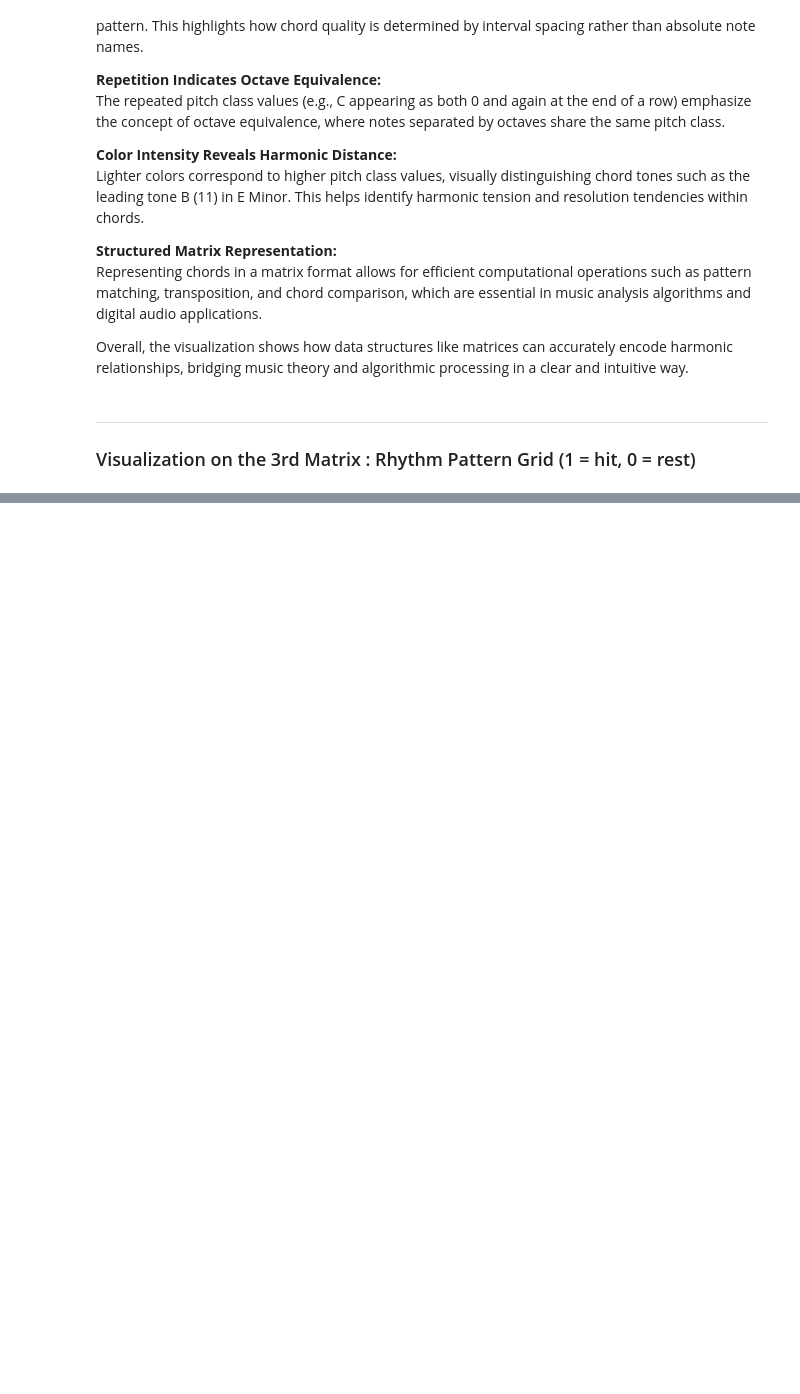
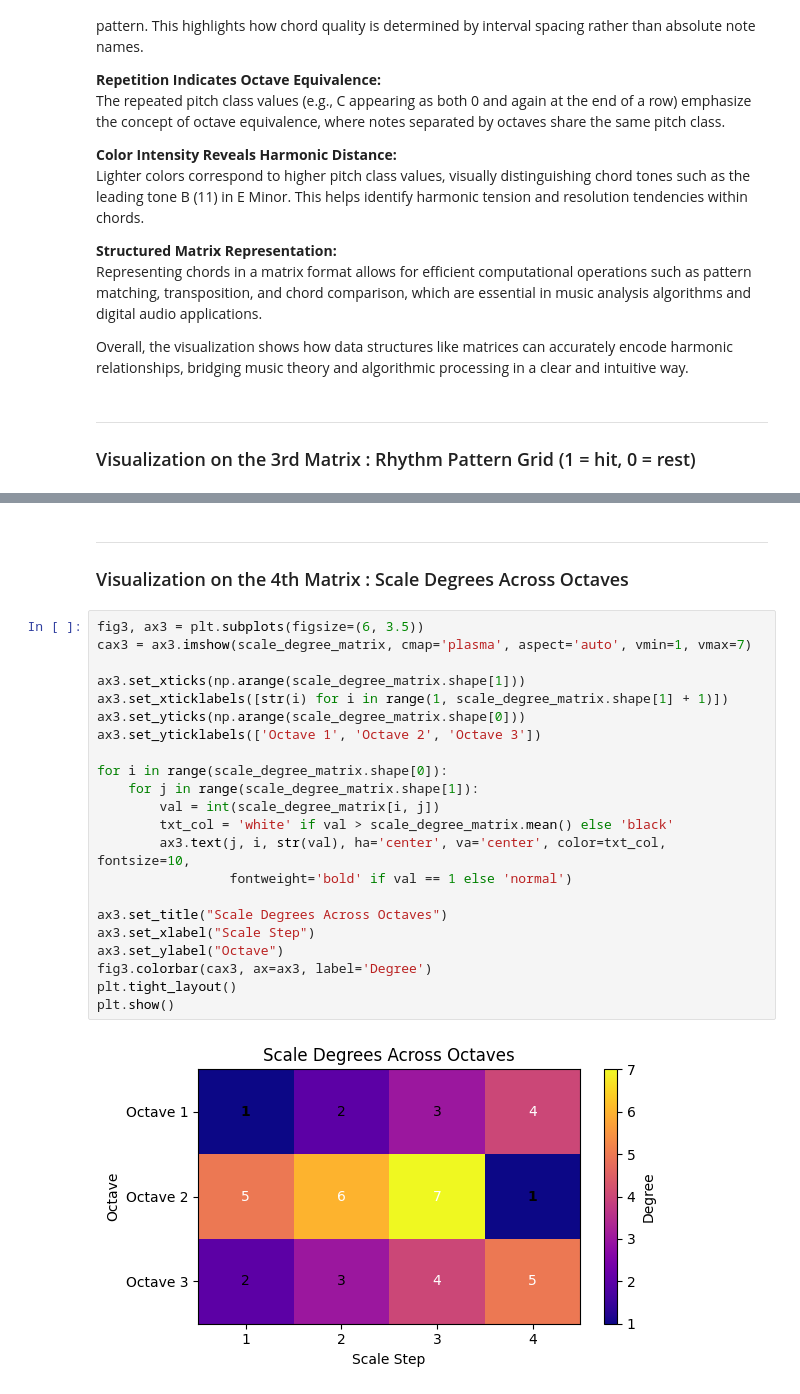
Before and after one commit to bsit2c2025/itcs204_finalsproject_agawin, a Jupyter notebook: ACT3_AGAWIN.ipynb, the cells around one changed output, grey strips where cells are left out. Saved outputs shown, nothing was run; the diff lists cells and outputs as text; blank space fills up the shorter version.

```diff
--- a/ACT3_AGAWIN.ipynb
+++ b/ACT3_AGAWIN.ipynb
@@ -282,0 +358,28 @@ ___
+# %% [markdown]
+___
+
+### Visualization on the 4th Matrix : Scale Degrees Across Octaves
+# %%
+fig3, ax3 = plt.subplots(figsize=(6, 3.5))
+cax3 = ax3.imshow(scale_degree_matrix, cmap='plasma', aspect='auto', vmin=1, vmax=7)
+
+ax3.set_xticks(np.arange(scale_degree_matrix.shape[1]))
+ax3.set_xticklabels([str(i) for i in range(1, scale_degree_matrix.shape[1] + 1)])
+ax3.set_yticks(np.arange(scale_degree_matrix.shape[0]))
+ax3.set_yticklabels(['Octave 1', 'Octave 2', 'Octave 3'])
+
+for i in range(scale_degree_matrix.shape[0]):
+    for j in range(scale_degree_matrix.shape[1]):
+        val = int(scale_degree_matrix[i, j])
+        txt_col = 'white' if val > scale_degree_matrix.mean() else 'black'
+        ax3.text(j, i, str(val), ha='center', va='center', color=txt_col, fontsize=10,
+                 fontweight='bold' if val == 1 else 'normal')
+
+ax3.set_title("Scale Degrees Across Octaves")
+ax3.set_xlabel("Scale Step")
+ax3.set_ylabel("Octave")
+fig3.colorbar(cax3, ax=ax3, label='Degree')
+plt.tight_layout()
+plt.show()
+# %% [output]
+[figure, added]
```
Also changed, not shown: parts of 7 cells of this notebook.
